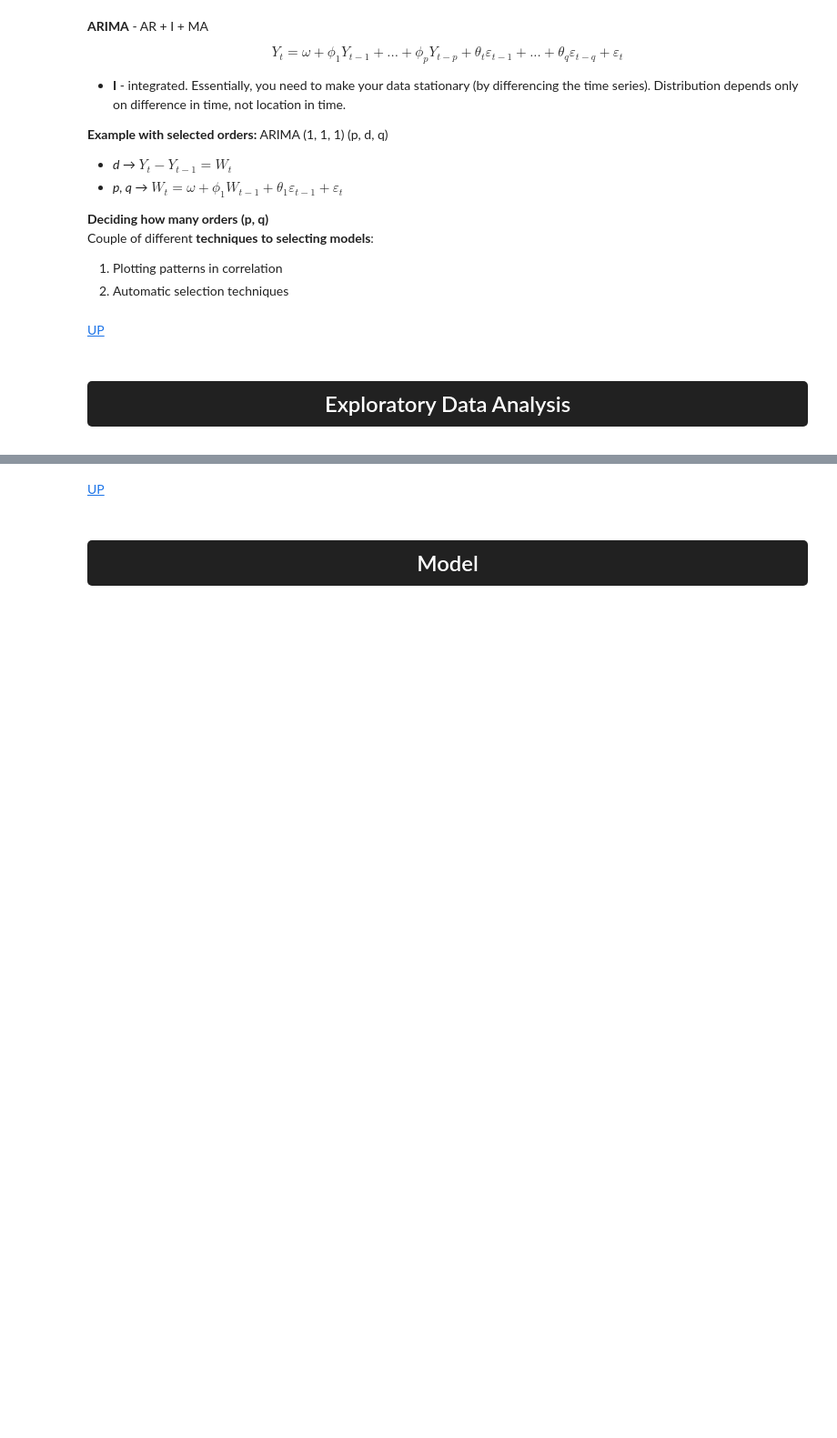
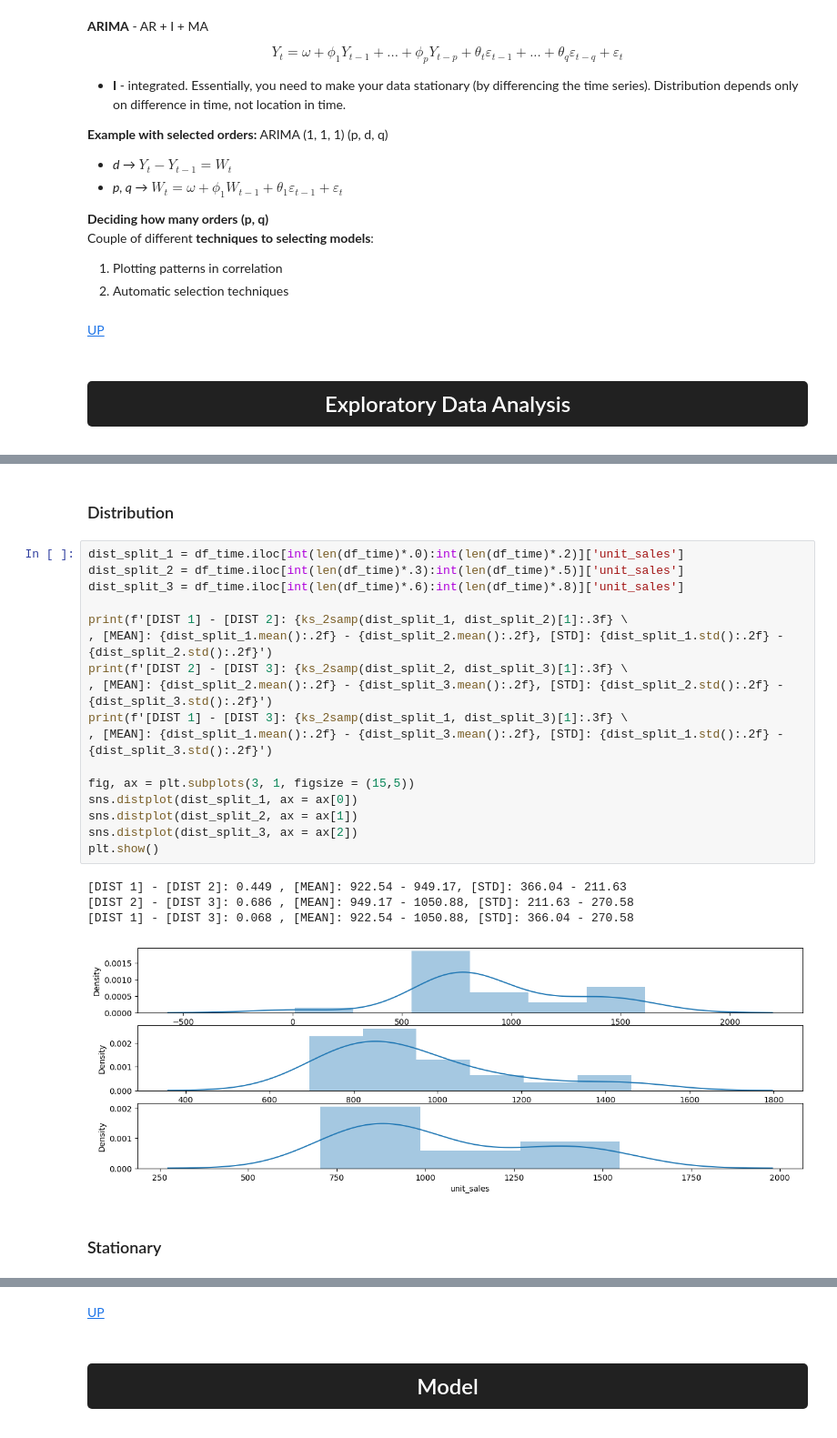
Before and after one commit to leopoldgerber/machine-learning-projects, a Jupyter notebook: time series - AR MA ARIMA.ipynb, the cells around one changed output, grey strips where cells are left out. Shown: that part at 91% size. Cells and saved outputs as stored; diff of their text form; blank space fills up the shorter version.

Commit message:
Added distribution check and adfuller test

```diff
--- a/time series - AR MA ARIMA.ipynb
+++ b/time series - AR MA ARIMA.ipynb
@@ -136,0 +209,26 @@ Couple of different **techniques to selecting models**:
+# %% [markdown]
+### Distribution
+# %%
+dist_split_1 = df_time.iloc[int(len(df_time)*.0):int(len(df_time)*.2)]['unit_sales']
+dist_split_2 = df_time.iloc[int(len(df_time)*.3):int(len(df_time)*.5)]['unit_sales']
+dist_split_3 = df_time.iloc[int(len(df_time)*.6):int(len(df_time)*.8)]['unit_sales']
+
+print(f'[DIST 1] - [DIST 2]: {ks_2samp(dist_split_1, dist_split_2)[1]:.3f} \
+, [MEAN]: {dist_split_1.mean():.2f} - {dist_split_2.mean():.2f}, [STD]: {dist_split_1.std():.2f} - {dist_split_2.std():.2f}')
+print(f'[DIST 2] - [DIST 3]: {ks_2samp(dist_split_2, dist_split_3)[1]:.3f} \
+, [MEAN]: {dist_split_2.mean():.2f} - {dist_split_3.mean():.2f}, [STD]: {dist_split_2.std():.2f} - {dist_split_3.std():.2f}')
+print(f'[DIST 1] - [DIST 3]: {ks_2samp(dist_split_1, dist_split_3)[1]:.3f} \
+, [MEAN]: {dist_split_1.mean():.2f} - {dist_split_3.mean():.2f}, [STD]: {dist_split_1.std():.2f} - {dist_split_3.std():.2f}')
+
+fig, ax = plt.subplots(3, 1, figsize = (15,5))
+sns.distplot(dist_split_1, ax = ax[0])
+sns.distplot(dist_split_2, ax = ax[1])
+sns.distplot(dist_split_3, ax = ax[2])
+plt.show()
+# %% [output]
+[DIST 1] - [DIST 2]: 0.449 , [MEAN]: 922.54 - 949.17, [STD]: 366.04 - 211.63
+[DIST 2] - [DIST 3]: 0.686 , [MEAN]: 949.17 - 1050.88, [STD]: 211.63 - 270.58
+[DIST 1] - [DIST 3]: 0.068 , [MEAN]: 922.54 - 1050.88, [STD]: 366.04 - 270.58
+[figure, added]
+# %% [markdown]
+### Stationary
```
Also changed, not shown: parts of 10 cells of this notebook.
